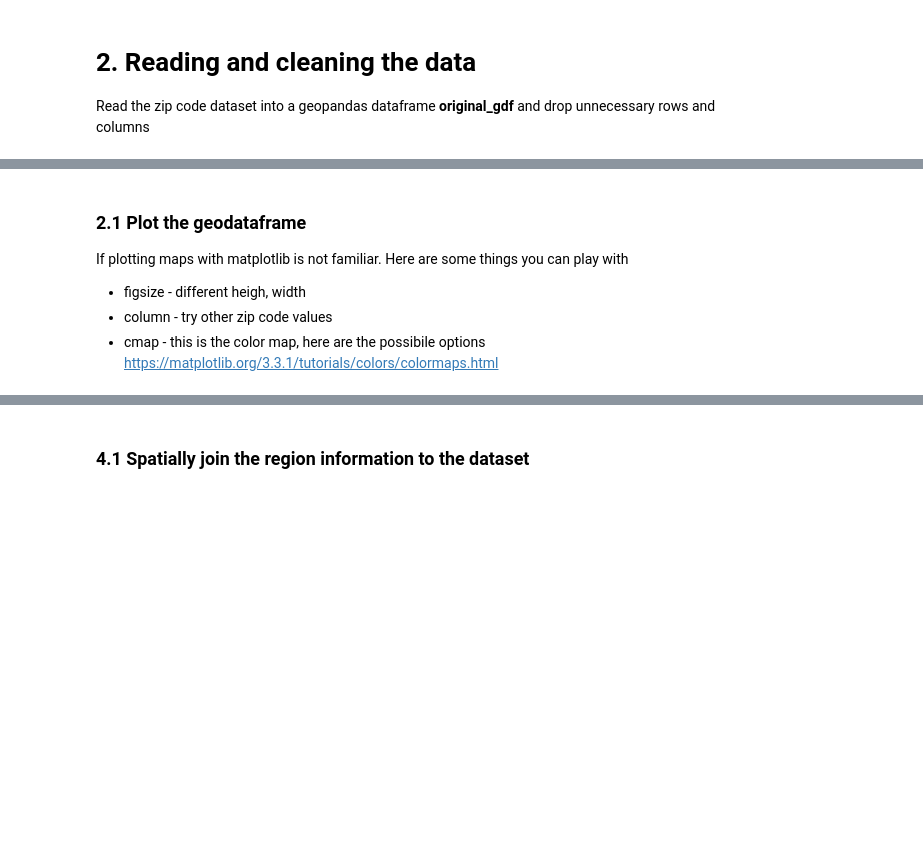
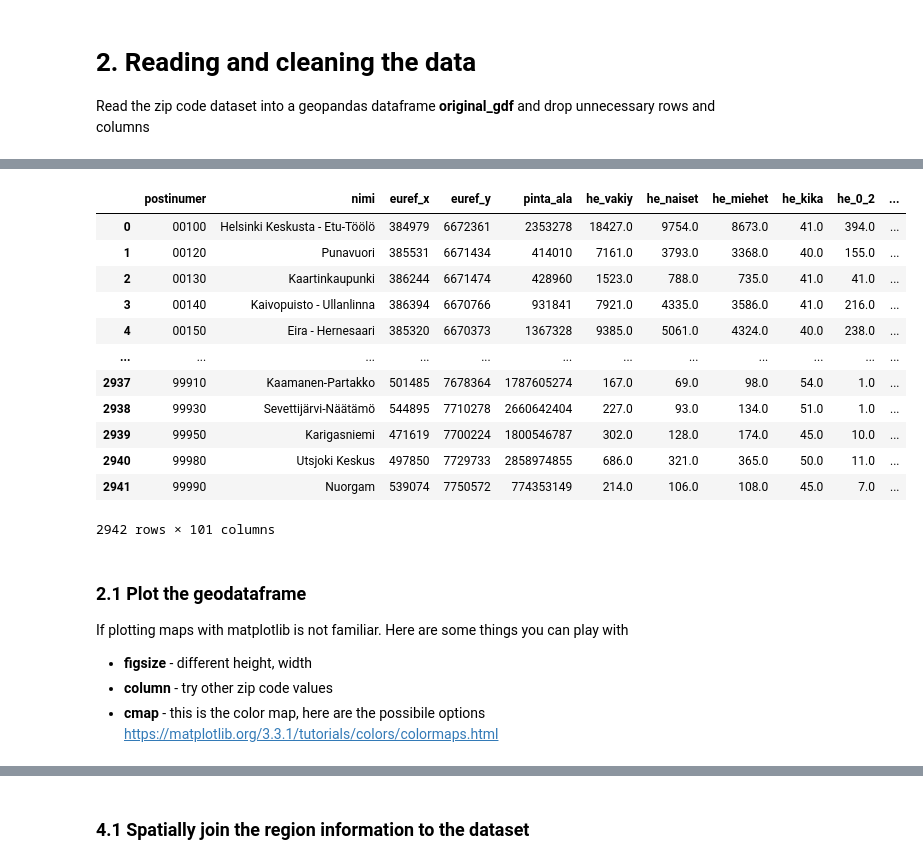
Before and after one commit to csc-training/geocomputing, a Jupyter notebook: machineLearning/01_data_preparation/01_vectorDataPreparations.ipynb, the cells around one changed output, grey strips where cells are left out. Saved outputs shown, nothing was run; the diff lists cells and outputs as text; code cells hidden in the pictures; blank space fills up the shorter version.

```diff
--- a/machineLearning/01_data_preparation/01_vectorDataPreparations.ipynb
+++ b/machineLearning/01_data_preparation/01_vectorDataPreparations.ipynb
@@ -63,11 +71,25 @@ print(f"Dataframe size after dropping some columns: {len(original_gdf.index)} zi
 # %%
-original_gdf.head()
+original_gdf
+# %% [output]
+|  | postinumer | nimi | euref_x | euref_y | pinta_ala | he_vakiy | he_naiset | he_miehet | he_kika | he_0_2 | ... |
+| 0 | 00100 | Helsinki Keskusta - Etu-Töölö | 384979 | 6672361 | 2353278 | 18427.0 | 9754.0 | 8673.0 | 41.0 | 394.0 | ... |
+| 1 | 00120 | Punavuori | 385531 | 6671434 | 414010 | 7161.0 | 3793.0 | 3368.0 | 40.0 | 155.0 | ... |
+| 2 | 00130 | Kaartinkaupunki | 386244 | 6671474 | 428960 | 1523.0 | 788.0 | 735.0 | 41.0 | 41.0 | ... |
+| 3 | 00140 | Kaivopuisto - Ullanlinna | 386394 | 6670766 | 931841 | 7921.0 | 4335.0 | 3586.0 | 41.0 | 216.0 | ... |
+| 4 | 00150 | Eira - Hernesaari | 385320 | 6670373 | 1367328 | 9385.0 | 5061.0 | 4324.0 | 40.0 | 238.0 | ... |
+| ... | ... | ... | ... | ... | ... | ... | ... | ... | ... | ... | ... |
+| 2937 | 99910 | Kaamanen-Partakko | 501485 | 7678364 | 1787605274 | 167.0 | 69.0 | 98.0 | 54.0 | 1.0 | ... |
+| 2938 | 99930 | Sevettijärvi-Näätämö | 544895 | 7710278 | 2660642404 | 227.0 | 93.0 | 134.0 | 51.0 | 1.0 | ... |
+| 2939 | 99950 | Karigasniemi | 471619 | 7700224 | 1800546787 | 302.0 | 128.0 | 174.0 | 45.0 | 10.0 | ... |
+| 2940 | 99980 | Utsjoki Keskus | 497850 | 7729733 | 2858974855 | 686.0 | 321.0 | 365.0 | 50.0 | 11.0 | ... |
+| 2941 | 99990 | Nuorgam | 539074 | 7750572 | 774353149 | 214.0 | 106.0 | 108.0 | 45.0 | 7.0 | ... |
+2942 rows × 101 columns
 # %% [markdown]
 ### 2.1 Plot the geodataframe
 If plotting maps with matplotlib is not familiar. Here are some things you can play with
-* figsize - different heigh, width
-* column - try other zip code values
-* cmap - this is the color map, here are the possibile options https://matplotlib.org/3.3.1/tutorials/colors/colormaps.html
+* **figsize** - different height, width
+* **column** - try other zip code values
+* **cmap** - this is the color map, here are the possibile options https://matplotlib.org/3.3.1/tutorials/colors/colormaps.html
 # %%
 fig, ax = plt.subplots(figsize=(20, 10))
 ax.set_title("Average income by zip code", fontsize=25)
```
Also changed, not shown: parts of 9 cells of this notebook, 8 other files.
